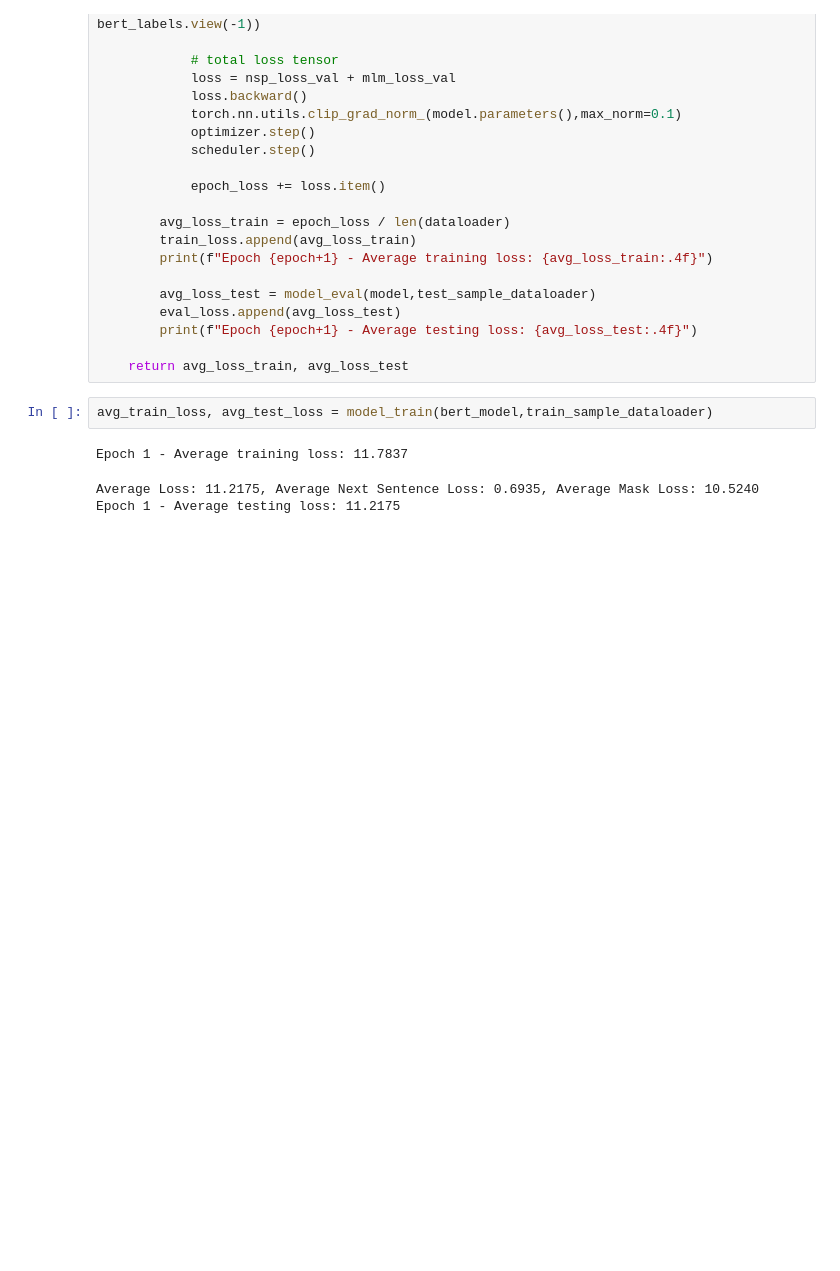
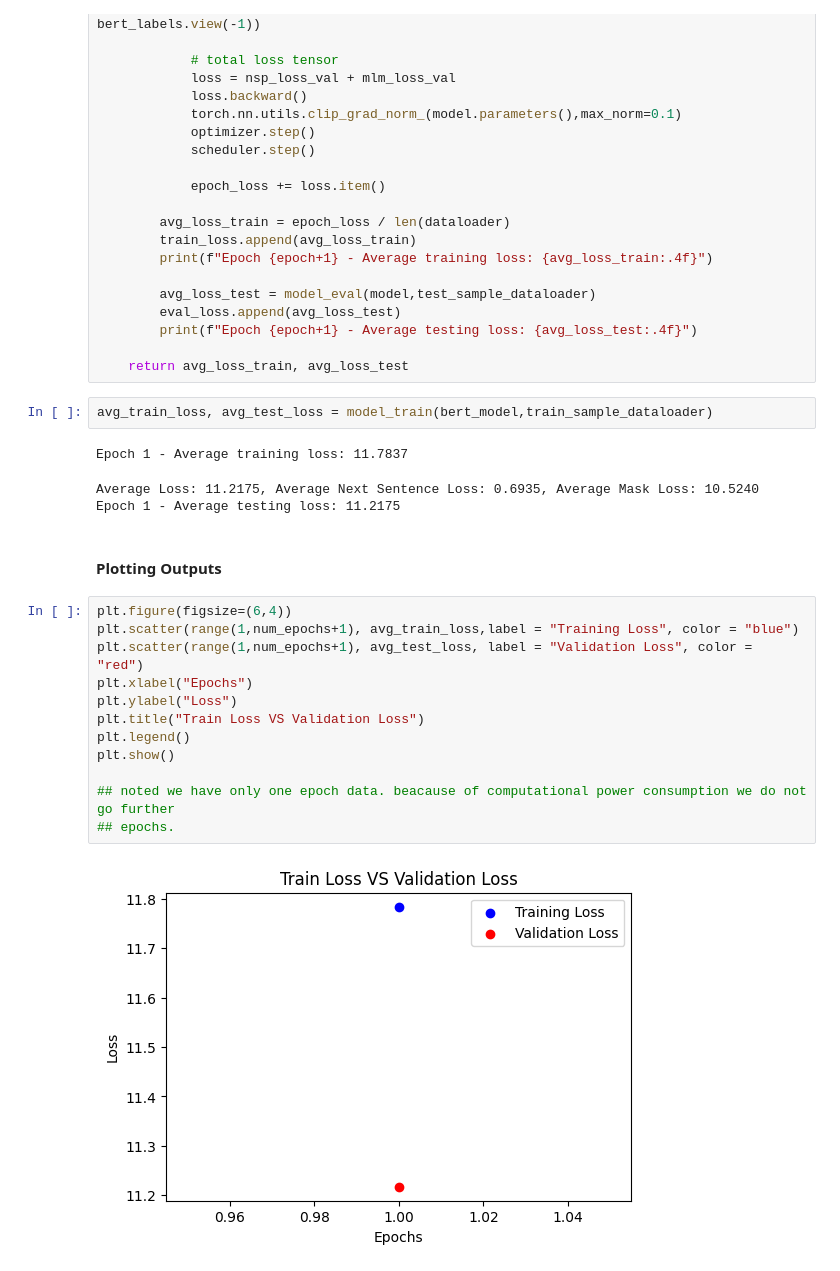
Before and after one commit to VishSeran/mini-bert-nsp-mlm-pretraining, a Jupyter notebook: mini-bert-model.ipynb, the cells around one changed output. Cells and saved outputs as stored; diff of their text form; blank space fills up the shorter version.

```diff
--- a/mini-bert-model.ipynb
+++ b/mini-bert-model.ipynb
@@ -687,3 +688,19 @@ avg_train_loss, avg_test_loss = model_train(bert_model,train_sample_dataloader)
 Epoch 1 - Average training loss: 11.7837
 Average Loss: 11.2175, Average Next Sentence Loss: 0.6935, Average Mask Loss: 10.5240
 Epoch 1 - Average testing loss: 11.2175
+# %% [markdown]
+#### **Plotting Outputs**
+# %%
+plt.figure(figsize=(6,4))
+plt.scatter(range(1,num_epochs+1), avg_train_loss,label = "Training Loss", color = "blue")
+plt.scatter(range(1,num_epochs+1), avg_test_loss, label = "Validation Loss", color = "red")
+plt.xlabel("Epochs")
+plt.ylabel("Loss")
+plt.title("Train Loss VS Validation Loss")
+plt.legend()
+plt.show()
+
+## noted we have only one epoch data. beacause of computational power consumption we do not go further
+## epochs.
+# %% [output]
+[figure, added]
```
Also changed, not shown: parts of 1 cell of this notebook.
